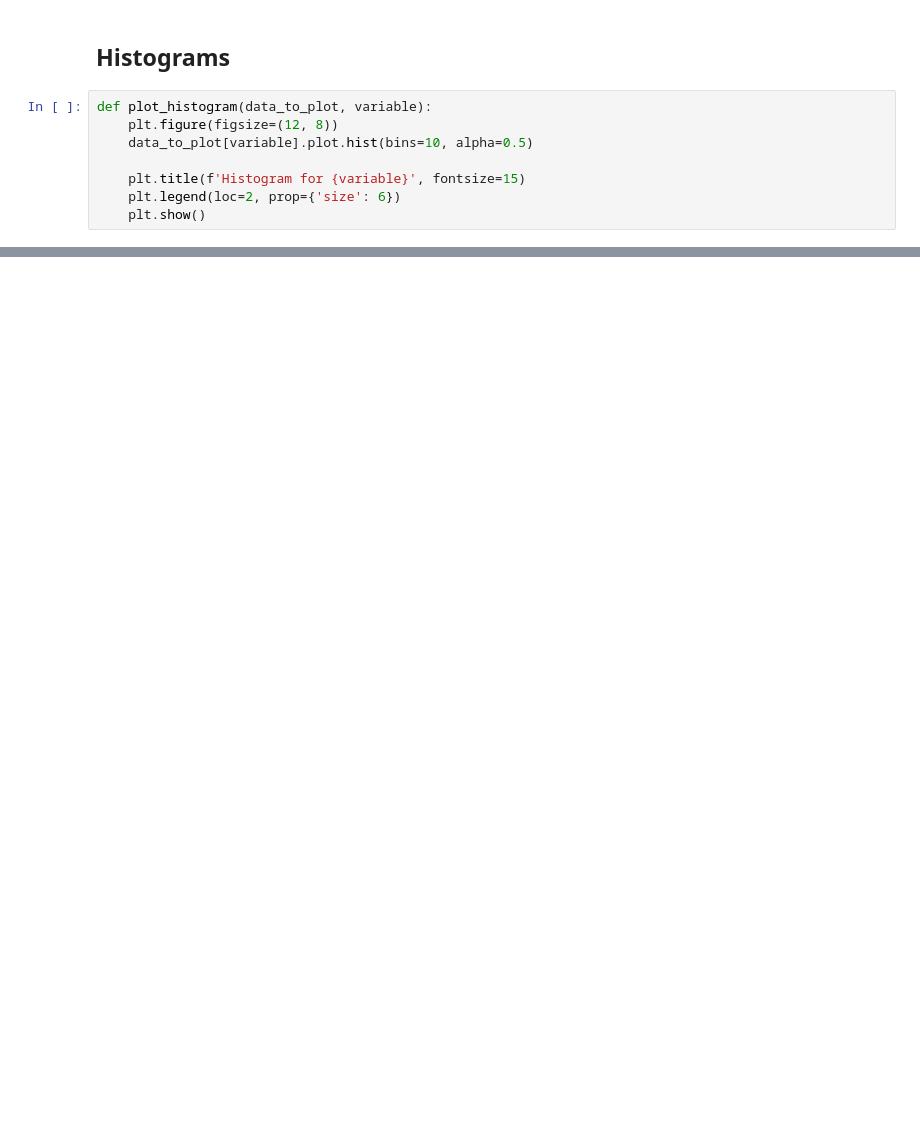
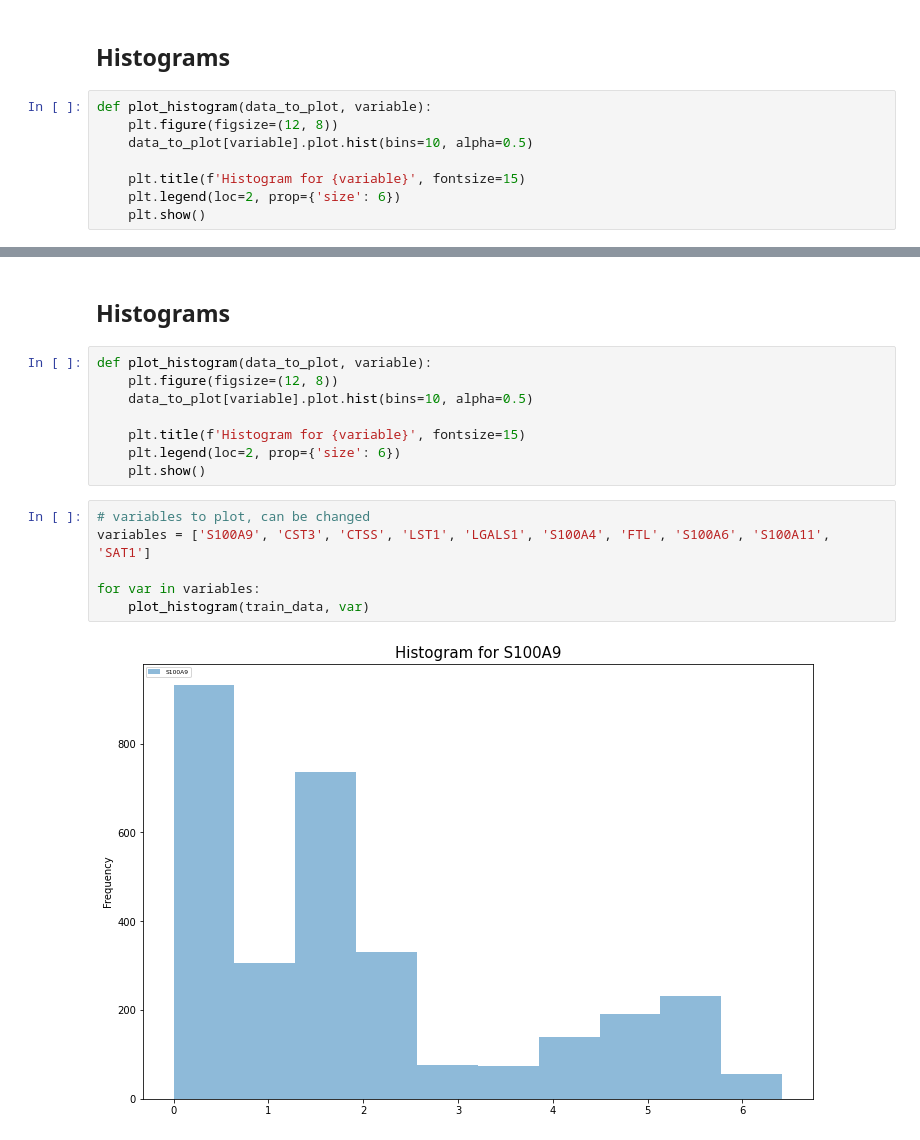
Before and after one commit to melehean/CTC-Detection, a Jupyter notebook: visualization.ipynb, the cells around one changed output, grey strips where cells are left out. Saved outputs shown, nothing was run; the diff lists cells and outputs as text; blank space fills up the shorter version.

Commit message:
plots

```diff
--- a/visualization.ipynb
+++ b/visualization.ipynb
@@ -140,0 +300,18 @@ for var in variables:
+# %% [markdown]
+## Histograms
+# %%
+def plot_histogram(data_to_plot, variable):
+    plt.figure(figsize=(12, 8))
+    data_to_plot[variable].plot.hist(bins=10, alpha=0.5)
+
+    plt.title(f'Histogram for {variable}', fontsize=15)
+    plt.legend(loc=2, prop={'size': 6})
+    plt.show()
+# %%
+# variables to plot, can be changed
+variables = ['S100A9', 'CST3', 'CTSS', 'LST1', 'LGALS1', 'S100A4', 'FTL', 'S100A6', 'S100A11', 'SAT1']
+
+for var in variables:
+    plot_histogram(train_data, var)
+# %% [output]
+[figure, added]
```
Also changed, not shown: parts of 20 cells of this notebook, 1 other file.
